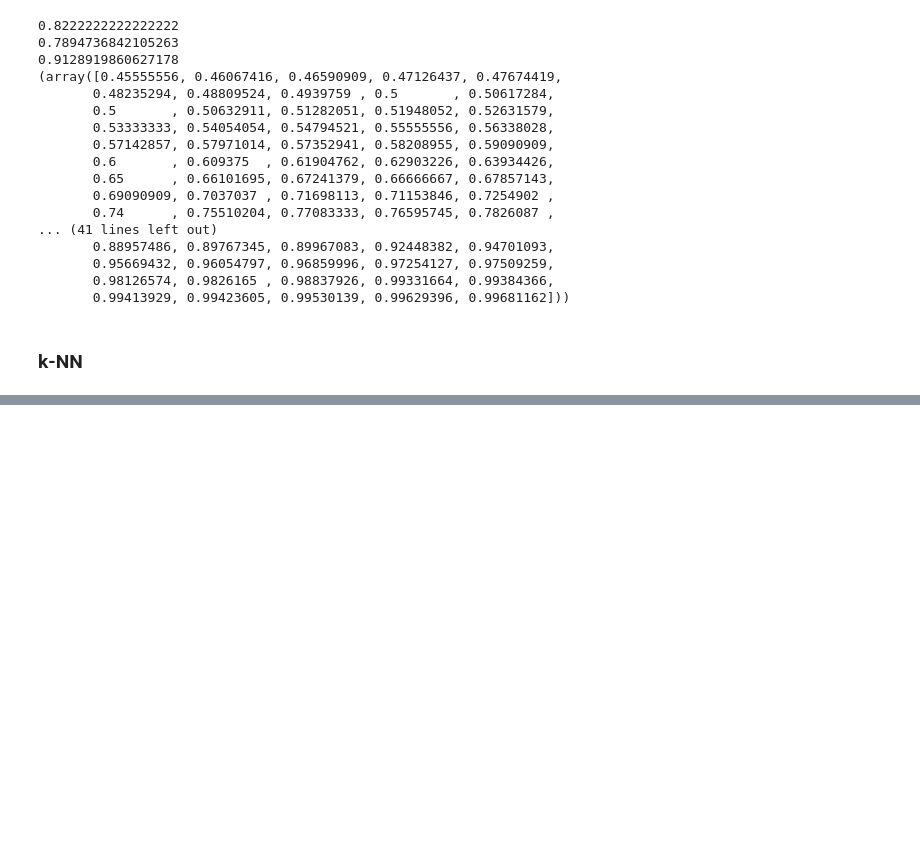
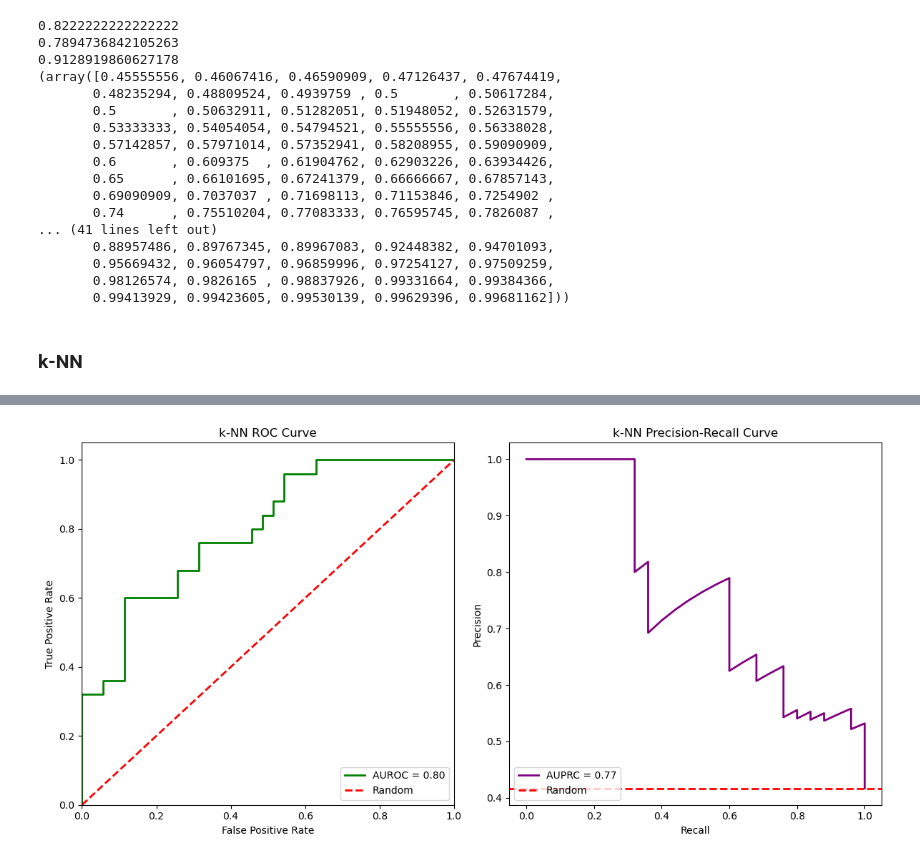
Before and after one commit to aleksandra-maciruta/BINF5507, a Jupyter notebook: Assignment_2/Scripts/main.ipynb, the cells around one changed output, grey strips where cells are left out. Cells and saved outputs as stored; diff of their text form; code cells hidden in the pictures; blank space fills up the shorter version.

Commit message:
plot added

```diff
--- a/Assignment_2/Scripts/main.ipynb
+++ b/Assignment_2/Scripts/main.ipynb
@@ -380,6 +377,31 @@ for (a, l1) in alphas_l1s:
     r2s.append((a, l1, R2))
 # %% [markdown]
 ### k-NN
+# %%
+def plot_curves(tpr, fpr, auroc, precision,recall, auprc, model_name, minority_class):
+    fig, (ax1, ax2) = plt.subplots(1, 2, figsize=(12, 6))
+
+    # Plot ROC curve
+    ax1.plot(fpr, tpr, color='green', lw=2, label='AUROC = %0.2f' % auroc)
+    ax1.plot([0, 1], [0, 1], color='red', lw=2, linestyle='--', label='Random')
+    ax1.set_xlim([0.0, 1.0])
+    ax1.set_ylim([0.0, 1.05])
+    ax1.set_xlabel('False Positive Rate')
+    ax1.set_ylabel('True Positive Rate')
+    ax1.set_title('{} ROC Curve'.format(model_name))
+    ax1.legend(loc='lower right')
+
+    # Plot Precision-Recall curve
+    ax2.plot(recall, precision, color='purple', lw=2, label='AUPRC = %0.2f' % auprc)
+    ax2.axhline(y=minority_class, color='red', lw=2, linestyle='--', label='Random')
+    ax2.set_xlabel('Recall')
+    ax2.set_ylabel('Precision')
+    ax2.set_title('{} Precision-Recall Curve'.format(model_name))
+    ax2.legend(loc='lower left')
+
+
+    plt.tight_layout()
+    plt.show()
 # %%
 scaler_std = StandardScaler()
 scaler_mm = MinMaxScaler()
@@ -414,0 +470,7 @@ Predictions made on the test data.
+# %%
+minority_class = y_test.mean()  # Proportion of positive class
+
+
+plot_curves(tpr_knn, fpr_knn, roc_auc_knn, precision, recall, average_precision, "k-NN", minority_class)
+# %% [output]
+[figure, added]
```
Also changed, not shown: parts of 5 cells of this notebook.
